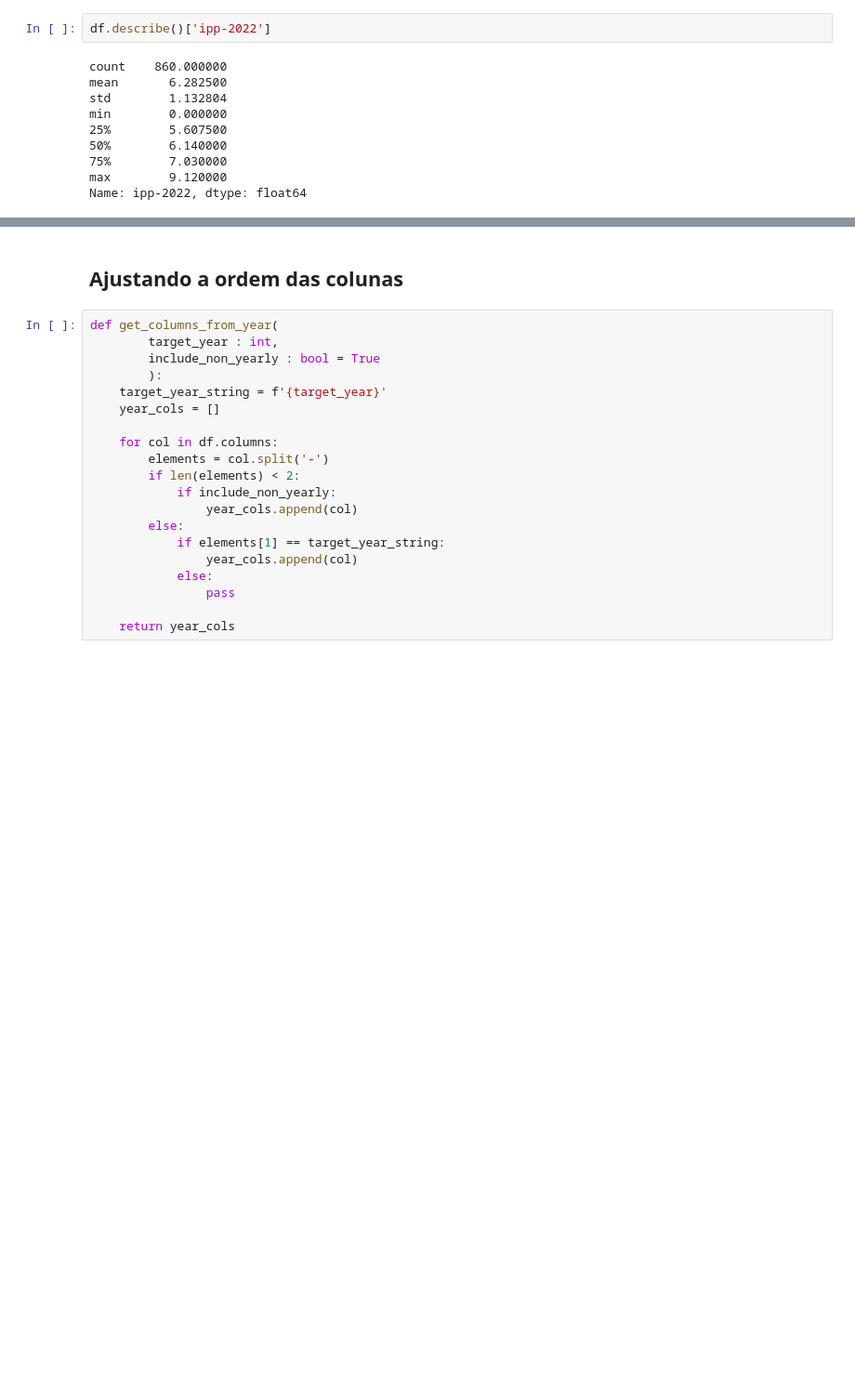
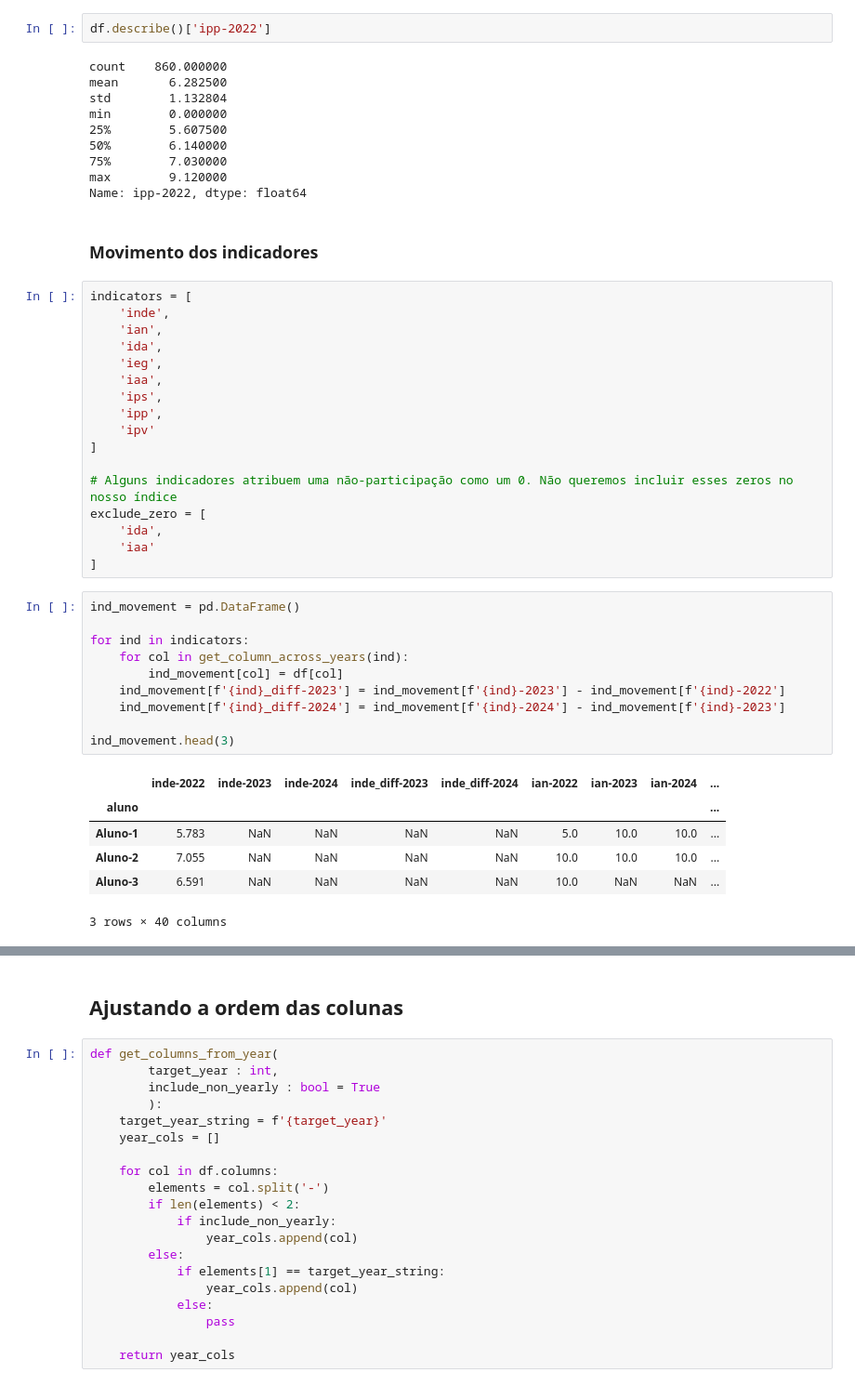
Before and after one commit to victoria-menezes/fiap-data-analytics-DATATHON, a Jupyter notebook: notebook.ipynb, the cells around one changed output, grey strips where cells are left out. Shown at 93% size. Cells and saved outputs as stored; diff of their text form; blank space fills up the shorter version.

Commit message:
Indicator difference over time added

```diff
--- a/notebook.ipynb
+++ b/notebook.ipynb
@@ -2154,3 +2120,39 @@ min        0.000000
 75%        7.030000
 max        9.120000
 Name: ipp-2022, dtype: float64
+# %% [markdown]
+### Movimento dos indicadores
+# %%
+indicators = [
+    'inde',
+    'ian',
+    'ida',
+    'ieg',
+    'iaa',
+    'ips',
+    'ipp',
+    'ipv'
+]
+
+# Alguns indicadores atribuem uma não-participação como um 0. Não queremos incluir esses zeros no nosso índice
+exclude_zero = [
+    'ida',
+    'iaa'
+]
+# %%
+ind_movement = pd.DataFrame()
+
+for ind in indicators:
+    for col in get_column_across_years(ind):
+        ind_movement[col] = df[col]
+    ind_movement[f'{ind}_diff-2023'] = ind_movement[f'{ind}-2023'] - ind_movement[f'{ind}-2022']
+    ind_movement[f'{ind}_diff-2024'] = ind_movement[f'{ind}-2024'] - ind_movement[f'{ind}-2023']
+
+ind_movement.head(3)
+# %% [output]
+|  | inde-2022 | inde-2023 | inde-2024 | inde_diff-2023 | inde_diff-2024 | ian-2022 | ian-2023 | ian-2024 | ... |
+| aluno |  |  |  |  |  |  |  |  | ... |
+| Aluno-1 | 5.783 | NaN | NaN | NaN | NaN | 5.0 | 10.0 | 10.0 | ... |
+| Aluno-2 | 7.055 | NaN | NaN | NaN | NaN | 10.0 | 10.0 | 10.0 | ... |
+| Aluno-3 | 6.591 | NaN | NaN | NaN | NaN | 10.0 | NaN | NaN | ... |
+3 rows × 40 columns
```
Also changed, not shown: parts of 15 cells of this notebook.
